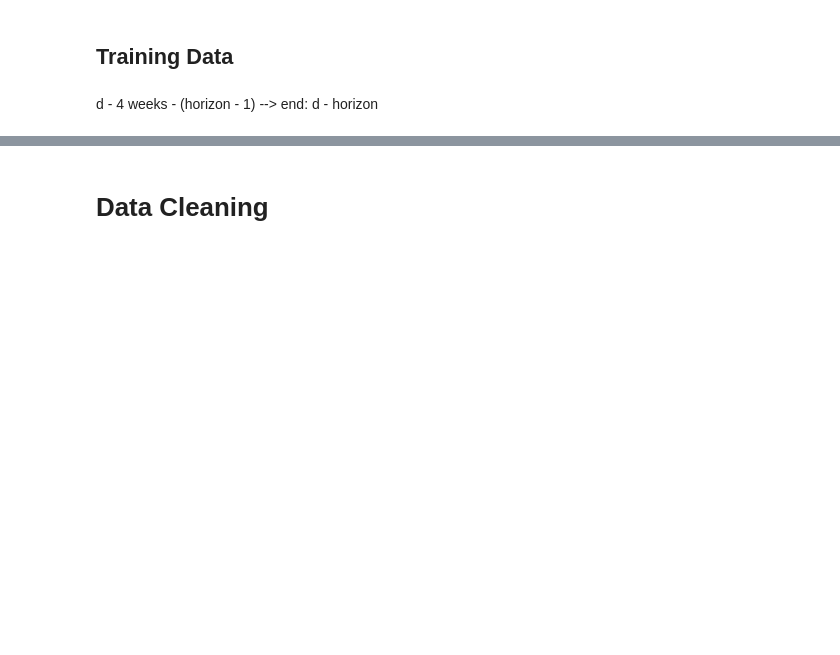
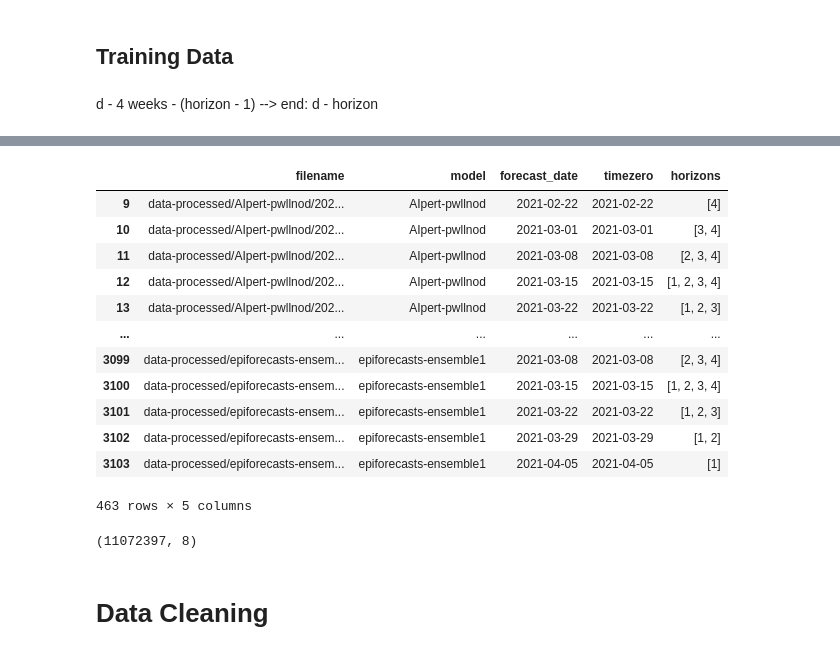
Before and after one commit to dwolffram/covid19-ensembles, a Jupyter notebook: prepare_data.ipynb, the cells around one changed output, grey strips where cells are left out. Cells and saved outputs as stored; diff of their text form; code cells hidden in the pictures; blank space fills up the shorter version.

```diff
--- a/prepare_data.ipynb
+++ b/prepare_data.ipynb
@@ -108,3 +171,5 @@ available_models = dict(df_test.groupby(['target'])['model'].unique())
 ## Training Data
 # %% [markdown]
 d - 4 weeks - (horizon - 1) --> end: d - horizon
+# %%
+lower_bound = test_date - pd.Timedelta(weeks=4) - pd.Timedelta(weeks=(4 - 1))
@@ -111 +180,3 @@ d - 4 weeks - (horizon - 1) --> end: d - horizon
+# %%
+df_files = df_files[(df_files.timezero >= lower_bound) & (df_files.timezero < test_date)].copy()
 # %%
@@ -131 +204,17 @@ def relevant_horizons(d):
+# %%
+df_files
+# %% [output]
+|  | filename | model | forecast_date | timezero | horizons |
+| 9 | data-processed/AIpert-pwllnod/202... | AIpert-pwllnod | 2021-02-22 | 2021-02-22 | [4] |
+| 10 | data-processed/AIpert-pwllnod/202... | AIpert-pwllnod | 2021-03-01 | 2021-03-01 | [3, 4] |
+| 11 | data-processed/AIpert-pwllnod/202... | AIpert-pwllnod | 2021-03-08 | 2021-03-08 | [2, 3, 4] |
+| 12 | data-processed/AIpert-pwllnod/202... | AIpert-pwllnod | 2021-03-15 | 2021-03-15 | [1, 2, 3, 4] |
+| 13 | data-processed/AIpert-pwllnod/202... | AIpert-pwllnod | 2021-03-22 | 2021-03-22 | [1, 2, 3] |
+| ... | ... | ... | ... | ... | ... |
+| 3099 | data-processed/epiforecasts-ensem... | epiforecasts-ensemble1 | 2021-03-08 | 2021-03-08 | [2, 3, 4] |
+| 3100 | data-processed/epiforecasts-ensem... | epiforecasts-ensemble1 | 2021-03-15 | 2021-03-15 | [1, 2, 3, 4] |
+| 3101 | data-processed/epiforecasts-ensem... | epiforecasts-ensemble1 | 2021-03-22 | 2021-03-22 | [1, 2, 3] |
+| 3102 | data-processed/epiforecasts-ensem... | epiforecasts-ensemble1 | 2021-03-29 | 2021-03-29 | [1, 2] |
+| 3103 | data-processed/epiforecasts-ensem... | epiforecasts-ensemble1 | 2021-04-05 | 2021-04-05 | [1] |
+463 rows × 5 columns
 # %%
@@ -149,6 +233,10 @@ for _, row in tqdm(df_files.iterrows(), total=df_files.shape[0]):
     dfs.append(df_temp)
 # %%
 df = pd.concat(dfs)
+# %%
+df.shape
+# %% [output]
+(11072397, 8)
 # %% [markdown]
 # Data Cleaning
 # %%
```
Also changed, not shown: parts of 51 cells of this notebook, 31 other files.
